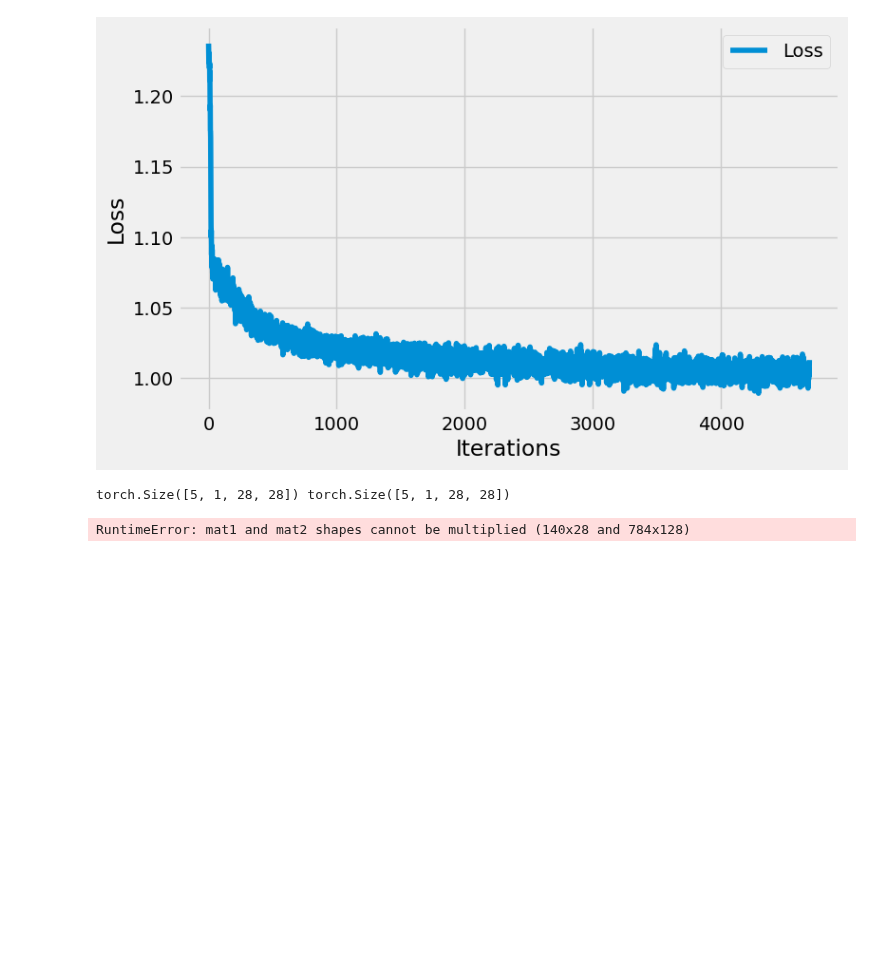
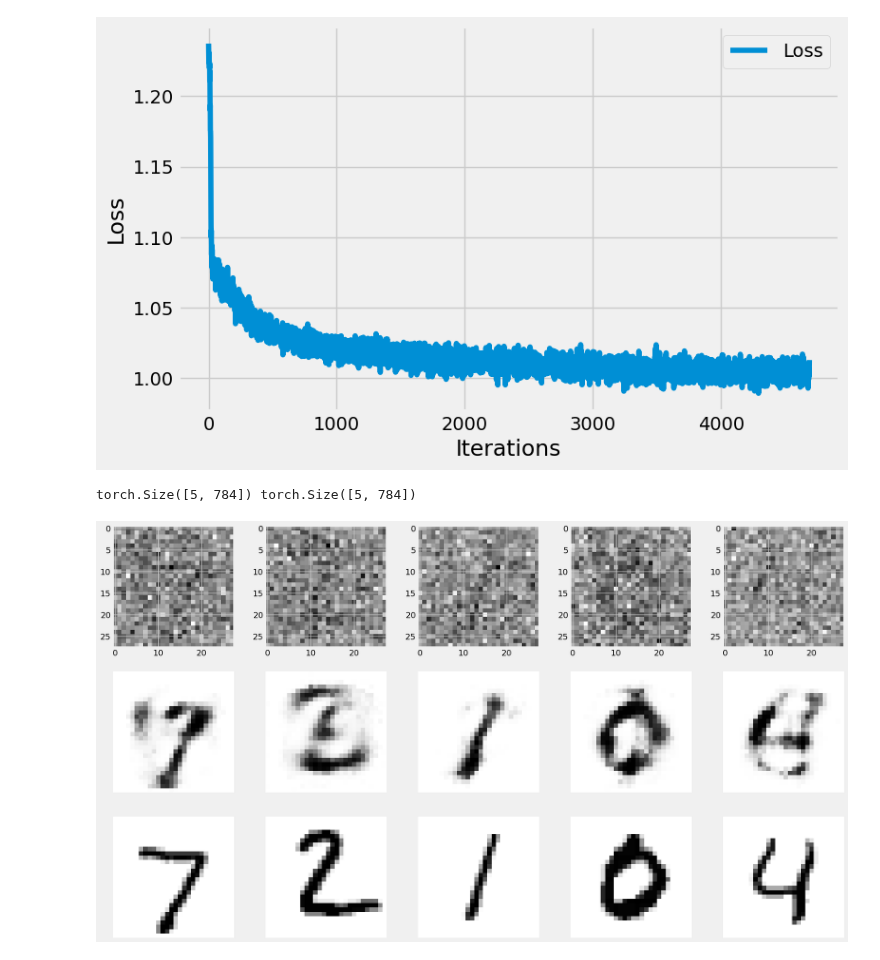
Before and after one commit to samehra/interview-prep, a Jupyter notebook: GeeksForGeeks_Implementing_an_Autoencoder_in_PyTorch.ipynb, the cells around one changed output. Cells and saved outputs as stored; diff of their text form; code cells hidden in the pictures; blank space fills up the shorter version.

```diff
--- a/GeeksForGeeks_Implementing_an_Autoencoder_in_PyTorch.ipynb
+++ b/GeeksForGeeks_Implementing_an_Autoencoder_in_PyTorch.ipynb
@@ -235,30 +235,31 @@ epoch:10/10, Loss:1.0126913785934448
 # %%
 import matplotlib.pyplot as plt
 for image, label in test_loader:
+    image = image.view(-1, 28 * 28)
 
     optimizer.zero_grad()
 
     noise = torch.randn(image.size())
     image_noise = image + noise
-    print(image_noise.size(), noise.size())
+    print(image.size(), image_noise.size())
     recon_batch = model(image_noise.to(device))
     break
 
 
 plt.figure(figsize=(20, 12))
 for i in range(5):
 
     # print(f&quot; Image {i} with label {labels[i]}              &quot;, end=&quot;&quot;)
     plt.subplot(3, 5, 1+i)
-    plt.imshow(image_noise[i, :, :, :].view(
+    plt.imshow(image_noise[i, :].view(
         28, 28).detach().numpy(), cmap='binary')
     plt.subplot(3, 5, 6+i)
-    plt.imshow(recon_batch[i, :].view(28, 28).detach().numpy(), cmap='binary')
+    plt.imshow(recon_batch[i, :].cpu().view(28, 28).detach().numpy(), cmap='binary')
     plt.axis('off')
     plt.subplot(3, 5, 11+i)
-    plt.imshow(image[i, :, :, :].view(28, 28).detach().numpy(), cmap='binary')
+    plt.imshow(image[i, :].cpu().view(28, 28).detach().numpy(), cmap='binary')
     plt.axis('off')
 plt.show()
 # %% [output]
-torch.Size([5, 1, 28, 28]) torch.Size([5, 1, 28, 28])
+torch.Size([5, 784]) torch.Size([5, 784])
-RuntimeError: mat1 and mat2 shapes cannot be multiplied (140x28 and 784x128)
+[figure, added]
```
